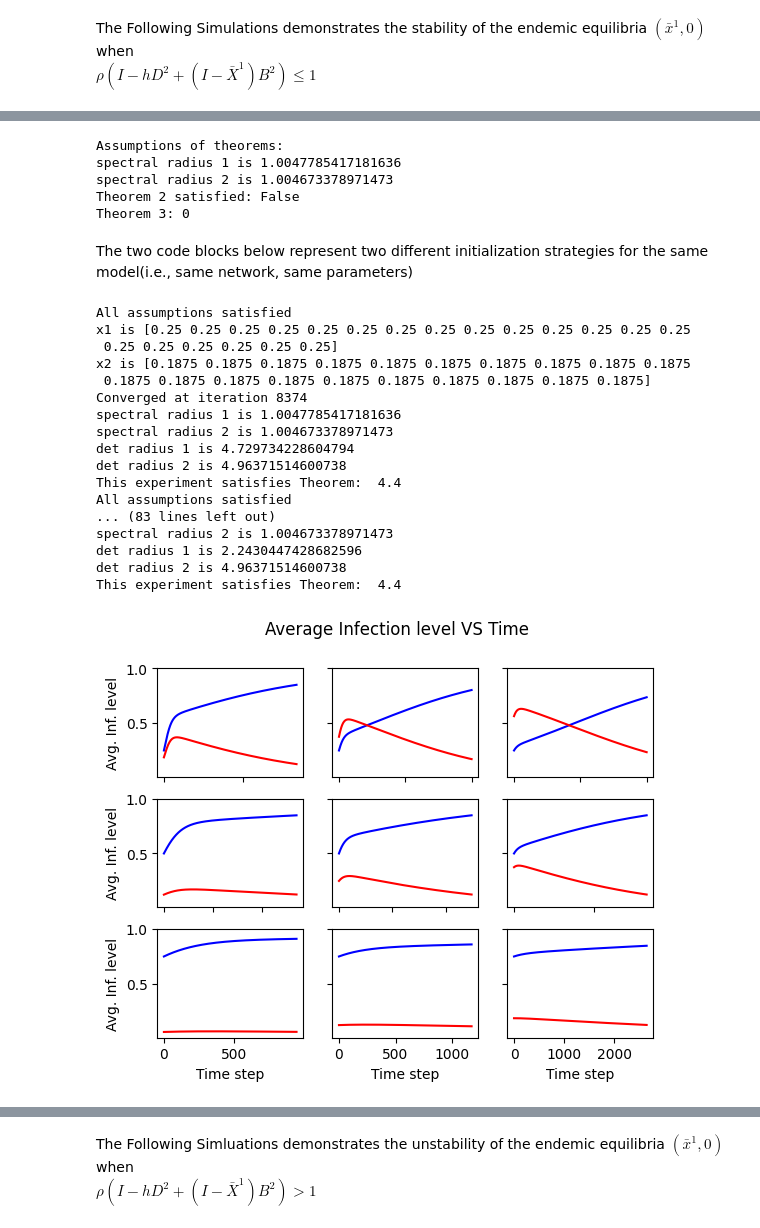
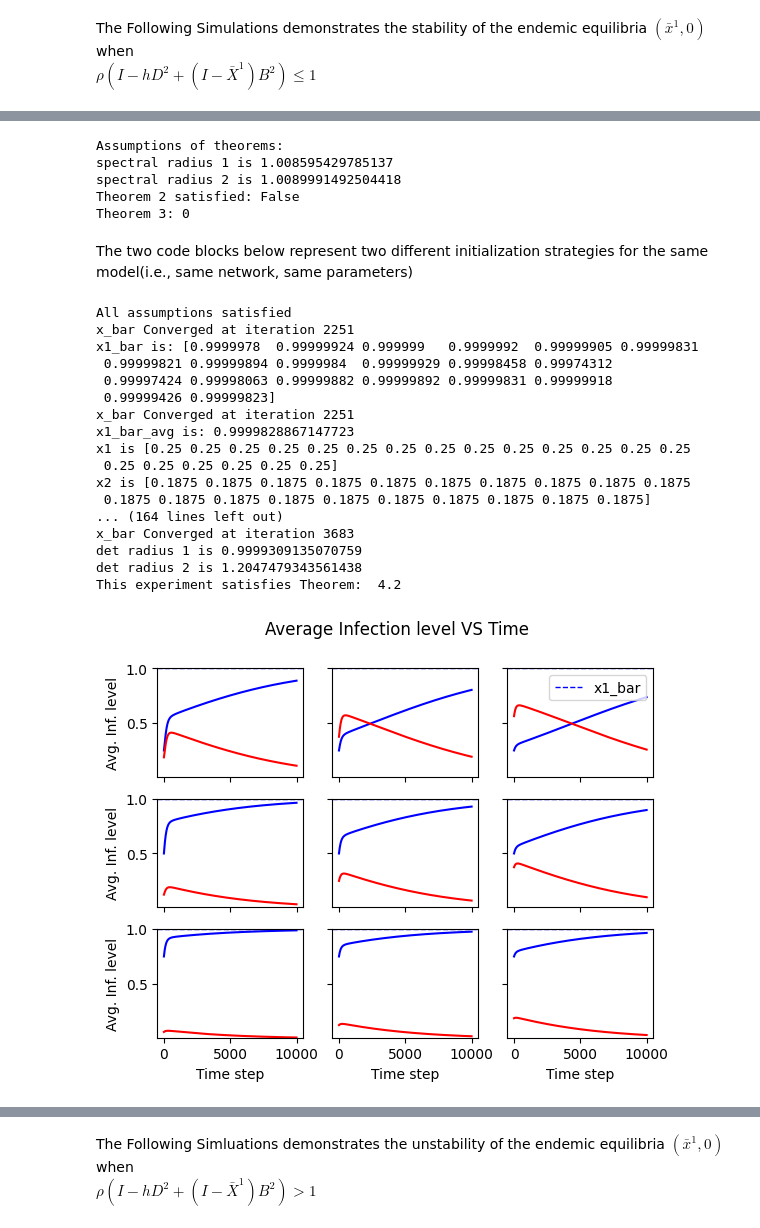
Before and after one commit to mrhoggboss/Discrete-time-competitive-bivirus-SIS, a Jupyter notebook: experiment_Theorem4.ipynb, the cells around one changed output, grey strips where cells are left out. Cells and saved outputs as stored; diff of their text form; code cells hidden in the pictures.

Commit message:
experiment 2, 3 and 4 using not fully connected graph

```diff
--- a/experiment_Theorem4.ipynb
+++ b/experiment_Theorem4.ipynb
@@ -46,0 +13,32 @@ B1 is: [[0.3751274  0.42252373 0.20128587 0.17467228 0.32160502 0.08289713
+# %%
+def path_graph_adjacency(n, W = 1):
+    A = np.zeros((n, n))
+    for i in range(n - 1):
+        A[i, i + 1] = np.random.uniform(0, W)
+        A[i + 1, i] = np.random.uniform(0, W)
+    return A
+# %%
+# configurations of the experiment
+config = bivirus.SimulationConfig(N=20, h=0.001, threshold=1.5, W=2, iterations=10000, tolerance=1e-6)
+
+# random seed for reproducibility
+seed = 1049
+np.random.seed(seed)
+
+# parameters of the model
+B1_raw, B2_raw = np.random.uniform(0, config.W, (config.N, config.N)), np.random.uniform(0, config.W, (config.N, config.N))
+# Set all values in A below 'threshold' to zero
+B1_thres = np.where(B1_raw < config.threshold, 0, B1_raw)
+B2_thres = np.where(B2_raw < config.threshold, 0, B2_raw)
+
+# add the path graph adjacency matrix to ensure strong connectivity
+B1 = B1_thres + path_graph_adjacency(config.N, W=config.W/10)
+B2 = B2_thres + path_graph_adjacency(config.N, W=config.W/10)
+B = [B1, B2]
+delta = [
+    1e-5 * np.ones(config.N),
+    0.2 * np.ones(config.N)
+]
+print("B1 is:", B1)
+print()
+print("B2 is:", B2)
@@ -51,8 +67,8 @@ print("Theorem 2 satisfied:", bivirus.check_theorem_2(B, delta, config))
 print("Theorem 3:", bivirus.check_theorem_3(B, delta, config))
 # %% [output]
 Assumptions of theorems:
-spectral radius 1 is 1.0047785417181636
-spectral radius 2 is 1.004673378971473
+spectral radius 1 is 1.008595429785137
+spectral radius 2 is 1.0089991492504418
 Theorem 2 satisfied: False
 Theorem 3: 0
 # %% [markdown]
@@ -62,48 +78,52 @@ The two code blocks below represent two different initialization strategies for
 x1_histories = []
 x2_histories = []
 x1_avg_histories = []
 x2_avg_histories = []
 
 x1 = np.zeros(config.N)
 x2 = np.zeros(config.N)
 for num1 in [0.25, 0.50, 0.75]:
     num2bound = 1 - num1
     num2list = [num2bound * (i + 1) / 4 for i in range(3)]
     for num2 in num2list:
 
         x1.fill(num1)
         x2.fill(num2)
         bivirus.check_basic_assumptions(x1, x2, B, delta, config)
-
+        x1_bar = bivirus.x_bar(x1, B1, delta[0], config)
+        print("x1_bar is:", x1_bar)
+        x1_bar_avg = np.mean(bivirus.x_bar(x1, B1, delta[0], config))
+        print("x1_bar_avg is:", x1_bar_avg)
         print('x1 is '+str(x1))
         print('x2 is ' + str(x2))
         results = bivirus.run_simulation(x1, x2, B, delta, config)
         print("This experiment satisfies Theorem: ", bivirus.check_theorem_4(x1, x2, B, delta, config))
 
         x1_histories.append(results["x1_history"])
         x2_histories.append(results["x2_history"])
         x1_avg_histories.append(results["x1_avg_history"])
         x2_avg_histories.append(results["x2_avg_history"])
-bivirus.plot_simulation_3by3(x1_avg_histories, x2_avg_histories, yscale='linear')
+
+bivirus.plot_simulation_3by3(x1_avg_histories, x2_avg_histories, yscale='linear', x1_bar_avg=x1_bar_avg)
 # %% [output]
 All assumptions satisfied
+x_bar Converged at iteration 2251
+x1_bar is: [0.9999978  0.99999924 0.999999   0.9999992  0.99999905 0.99999831
+ 0.99999821 0.99999894 0.9999984  0.99999929 0.99998458 0.99974312
+ 0.99997424 0.99998063 0.99999882 0.99999892 0.99999831 0.99999918
+ 0.99999426 0.99999823]
+x_bar Converged at iteration 2251
+x1_bar_avg is: 0.9999828867147723
 x1 is [0.25 0.25 0.25 0.25 0.25 0.25 0.25 0.25 0.25 0.25 0.25 0.25 0.25 0.25
  0.25 0.25 0.25 0.25 0.25 0.25]
 x2 is [0.1875 0.1875 0.1875 0.1875 0.1875 0.1875 0.1875 0.1875 0.1875 0.1875
  0.1875 0.1875 0.1875 0.1875 0.1875 0.1875 0.1875 0.1875 0.1875 0.1875]
-Converged at iteration 8374
-spectral radius 1 is 1.0047785417181636
-spectral radius 2 is 1.004673378971473
-det radius 1 is 4.729734228604794
-det radius 2 is 4.96371514600738
-This experiment satisfies Theorem:  4.4
-All assumptions satisfied
-... (83 lines left out)
-spectral radius 2 is 1.004673378971473
-det radius 1 is 2.2430447428682596
-det radius 2 is 4.96371514600738
-This experiment satisfies Theorem:  4.4
+... (164 lines left out)
+x_bar Converged at iteration 3683
+det radius 1 is 0.9999309135070759
+det radius 2 is 1.2047479343561438
+This experiment satisfies Theorem:  4.2
-[figure, old version]
+[figure, new version]
 # %%
 # Completely random initializations
 x1_histories = []
```
Also changed, not shown: parts of 6 cells of this notebook, 3 other files.
